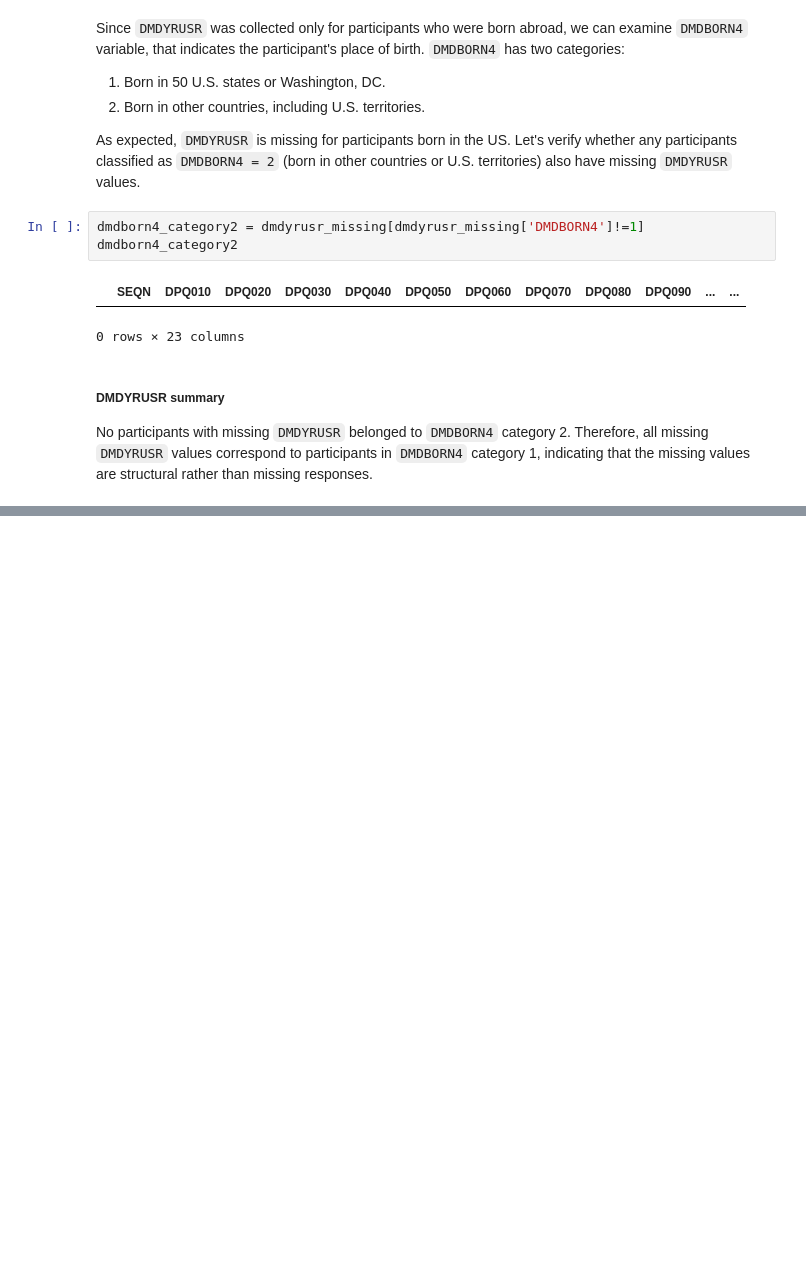
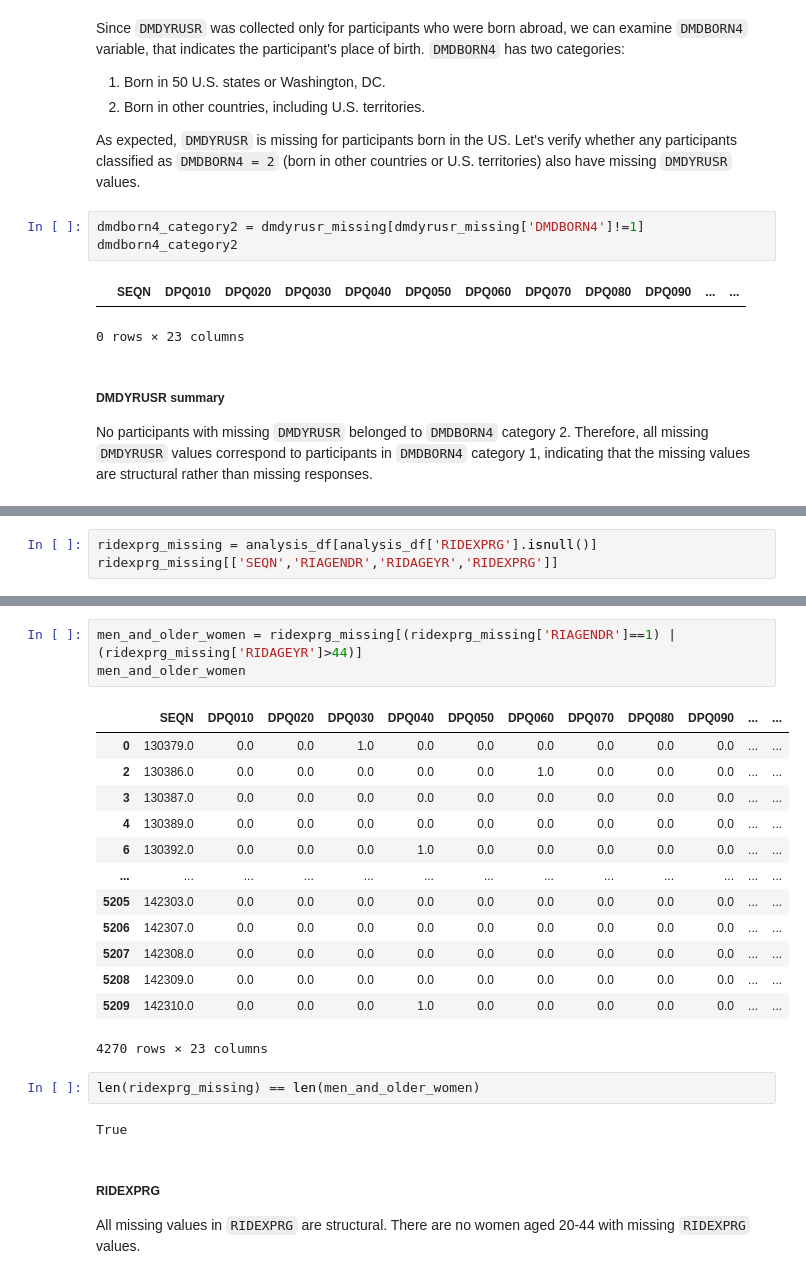
Before and after one commit to SabinaSid/NHANES_mental_health_analysis, a Jupyter notebook: Notebooks/01_demographics_and_depression.ipynb, the cells around one changed output, grey strips where cells are left out. Drawn from its saved outputs; the diff is of its cells as text; blank space fills up the shorter version.

Commit message:
Investigate missing values in RIDEXPRG

```diff
--- a/Notebooks/01_demographics_and_depression.ipynb
+++ b/Notebooks/01_demographics_and_depression.ipynb
@@ -650,0 +656,3 @@ No participants with missing `DMDYRUSR` belonged to `DMDBORN4` category 2. There
+# %%
+ridexprg_missing = analysis_df[analysis_df['RIDEXPRG'].isnull()]
+ridexprg_missing[['SEQN','RIAGENDR','RIDAGEYR','RIDEXPRG']]
@@ -650,0 +673,24 @@ No participants with missing `DMDYRUSR` belonged to `DMDBORN4` category 2. There
+# %%
+men_and_older_women = ridexprg_missing[(ridexprg_missing['RIAGENDR']==1) | (ridexprg_missing['RIDAGEYR']>44)]
+men_and_older_women
+# %% [output]
+|  | SEQN | DPQ010 | DPQ020 | DPQ030 | DPQ040 | DPQ050 | DPQ060 | DPQ070 | DPQ080 | DPQ090 | ... | ... |
+| 0 | 130379.0 | 0.0 | 0.0 | 1.0 | 0.0 | 0.0 | 0.0 | 0.0 | 0.0 | 0.0 | ... | ... |
+| 2 | 130386.0 | 0.0 | 0.0 | 0.0 | 0.0 | 0.0 | 1.0 | 0.0 | 0.0 | 0.0 | ... | ... |
+| 3 | 130387.0 | 0.0 | 0.0 | 0.0 | 0.0 | 0.0 | 0.0 | 0.0 | 0.0 | 0.0 | ... | ... |
+| 4 | 130389.0 | 0.0 | 0.0 | 0.0 | 0.0 | 0.0 | 0.0 | 0.0 | 0.0 | 0.0 | ... | ... |
+| 6 | 130392.0 | 0.0 | 0.0 | 0.0 | 1.0 | 0.0 | 0.0 | 0.0 | 0.0 | 0.0 | ... | ... |
+| ... | ... | ... | ... | ... | ... | ... | ... | ... | ... | ... | ... | ... |
+| 5205 | 142303.0 | 0.0 | 0.0 | 0.0 | 0.0 | 0.0 | 0.0 | 0.0 | 0.0 | 0.0 | ... | ... |
+| 5206 | 142307.0 | 0.0 | 0.0 | 0.0 | 0.0 | 0.0 | 0.0 | 0.0 | 0.0 | 0.0 | ... | ... |
+| 5207 | 142308.0 | 0.0 | 0.0 | 0.0 | 0.0 | 0.0 | 0.0 | 0.0 | 0.0 | 0.0 | ... | ... |
+| 5208 | 142309.0 | 0.0 | 0.0 | 0.0 | 0.0 | 0.0 | 0.0 | 0.0 | 0.0 | 0.0 | ... | ... |
+| 5209 | 142310.0 | 0.0 | 0.0 | 0.0 | 1.0 | 0.0 | 0.0 | 0.0 | 0.0 | 0.0 | ... | ... |
+4270 rows × 23 columns
+# %%
+len(ridexprg_missing) == len(men_and_older_women)
+# %% [output]
+True
+# %% [markdown]
+##### RIDEXPRG
+All missing values in `RIDEXPRG` are structural. There are no women aged 20-44 with missing `RIDEXPRG` values.
```
Also changed, not shown: parts of 2 cells of this notebook.
